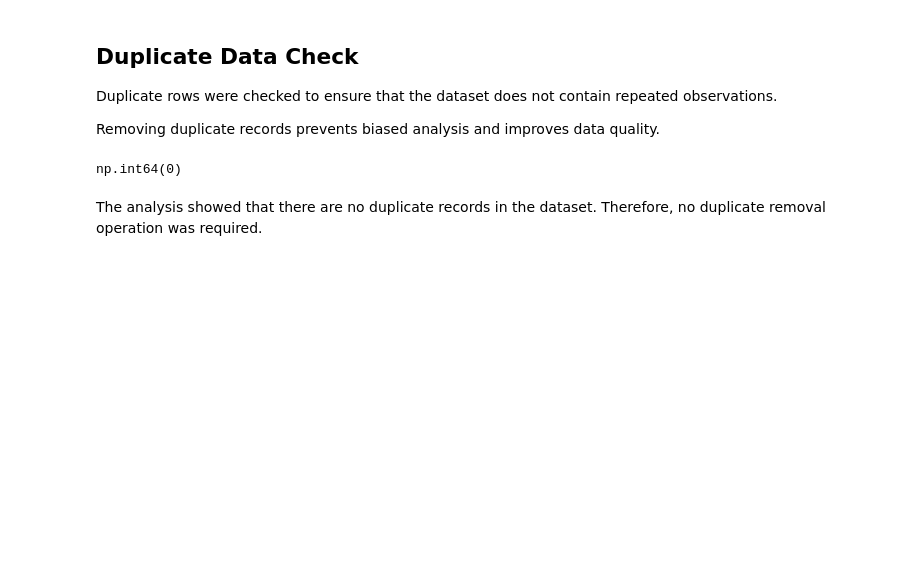
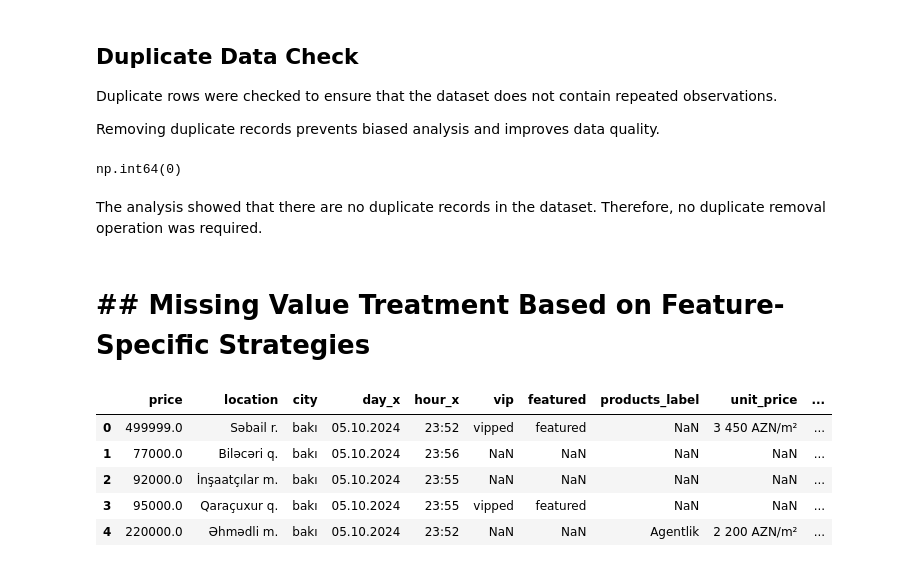
Before and after one commit to AteshUmud999/binaaz-eda-project, a Jupyter notebook: BinaAZ_Real_Estate_EDA_Project.ipynb, the cells around one changed output. Cells and saved outputs as stored; diff of their text form; code cells hidden in the pictures; blank space fills up the shorter version.

Commit message:
Checkpoint 2: Missing Value Treatment Completed

```diff
--- a/BinaAZ_Real_Estate_EDA_Project.ipynb
+++ b/BinaAZ_Real_Estate_EDA_Project.ipynb
@@ -802,3 +802,14 @@ df.duplicated().sum()
 np.int64(0)
 # %% [markdown]
 The analysis showed that there are no duplicate records in the dataset. Therefore, no duplicate removal operation was required.
+# %% [markdown]
+# **## Missing Value Treatment Based on Feature-Specific Strategies**
+# %%
+df.head()
+# %% [output]
+|  | price | location | city | day_x | hour_x | vip | featured | products_label | unit_price | ... |
+| 0 | 499999.0 | Səbail r. | bakı | 05.10.2024 | 23:52 | vipped | featured | NaN | 3 450 AZN/m² | ... |
+| 1 | 77000.0 | Biləcəri q. | bakı | 05.10.2024 | 23:56 | NaN | NaN | NaN | NaN | ... |
+| 2 | 92000.0 | İnşaatçılar m. | bakı | 05.10.2024 | 23:55 | NaN | NaN | NaN | NaN | ... |
+| 3 | 95000.0 | Qaraçuxur q. | bakı | 05.10.2024 | 23:55 | vipped | featured | NaN | NaN | ... |
+| 4 | 220000.0 | Əhmədli m. | bakı | 05.10.2024 | 23:52 | NaN | NaN | Agentlik | 2 200 AZN/m² | ... |
```
Also changed, not shown: parts of 31 cells of this notebook.
